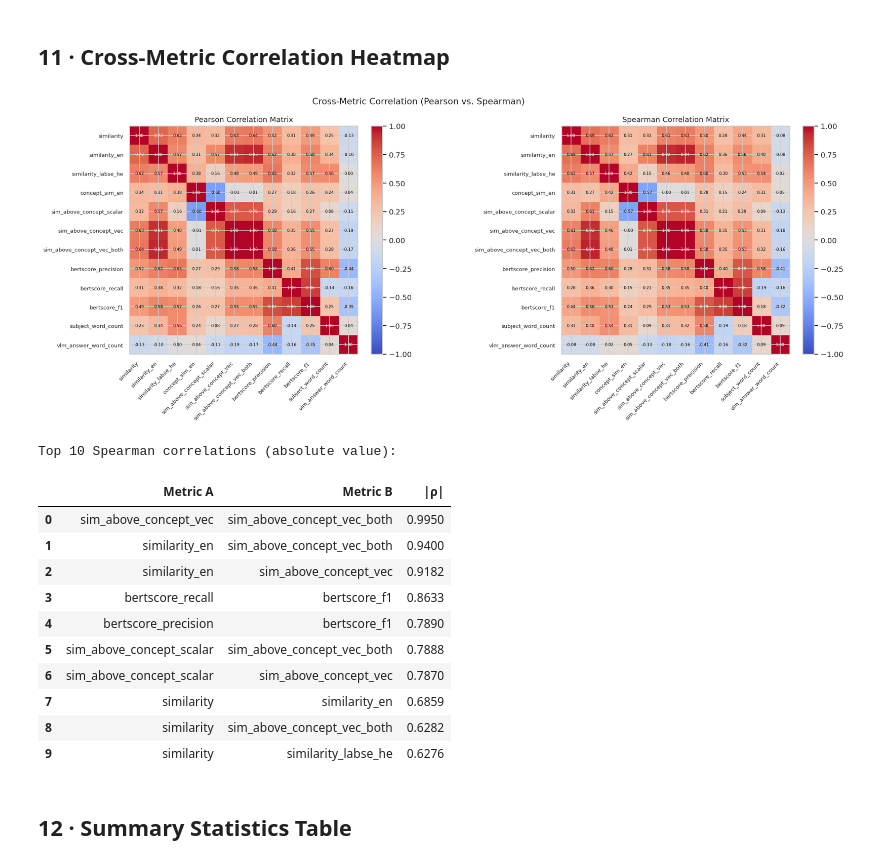
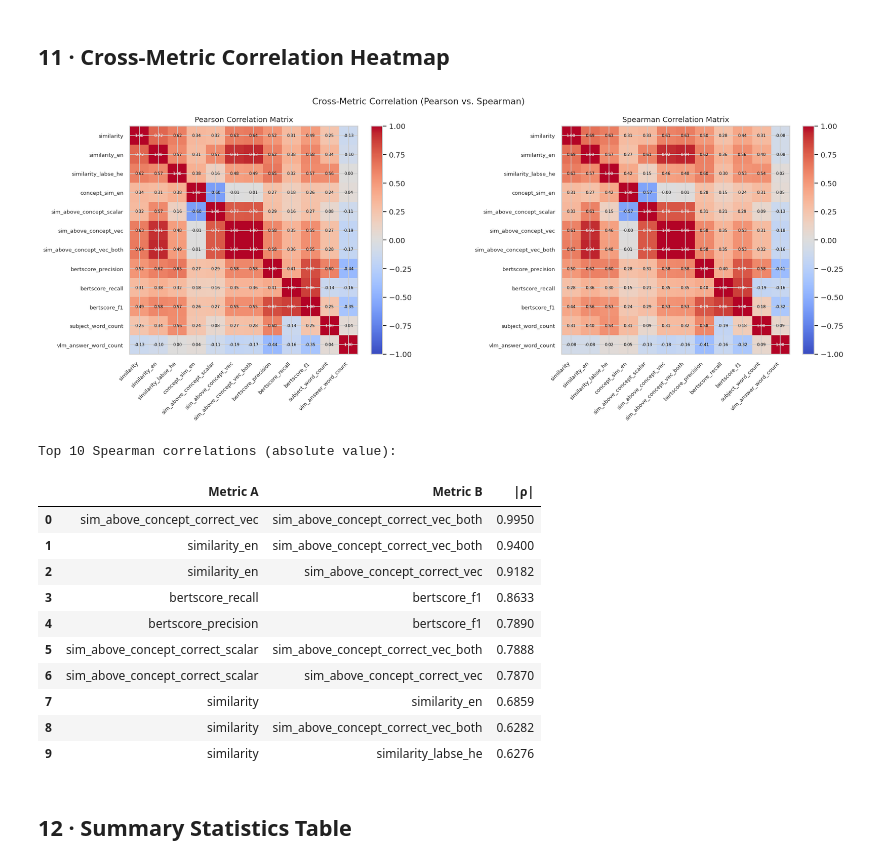
Before and after one commit to ArielKravinsky/systems-thinking-vlm, a Jupyter notebook: analysis_qwen_results.ipynb, the cells around one changed output. Saved outputs shown, nothing was run; the diff lists cells and outputs as text; code cells hidden in the pictures.

```diff
--- a/analysis_qwen_results.ipynb
+++ b/analysis_qwen_results.ipynb
@@ -47,7 +47,7 @@ with open(RESULTS_FILE) as f:
 
 # Keep only fully-populated records (skip entries that only have a timestamp)
 REQUIRED = ["stem", "similarity", "similarity_en", "bertscore_f1", "concept_sim_en",
-            "sim_above_concept_scalar", "sim_above_concept_vec", "sim_above_concept_vec_both", "subject_word_count"]
+            "sim_above_concept_correct_scalar", "sim_above_concept_correct_vec", "sim_above_concept_correct_vec_both", "subject_word_count"]
 full_records = [r for r in raw if all(k in r and r[k] != "" for k in REQUIRED)]
 
 df_raw = pd.DataFrame(full_records)
@@ -68,7 +68,7 @@ NUMERIC = [
     "similarity", "similarity_percent",
     "similarity_en", "similarity_en_percent",
     "similarity_labse_he", "similarity_labse_he_percent",
-    "concept_sim_en", "sim_above_concept_scalar", "sim_above_concept_vec", "sim_above_concept_vec_both",
+    "concept_sim_en", "sim_above_concept_correct_scalar", "sim_above_concept_correct_vec", "sim_above_concept_correct_vec_both",
     "bertscore_precision", "bertscore_recall", "bertscore_f1",
     "subject_word_count",
 ]
@@ -608,7 +608,7 @@ SAC high-grounding (vec_both >= mean 0.3885): 50.8%
 # %%
 numeric_cols = [
     "similarity", "similarity_en", "similarity_labse_he",
-    "concept_sim_en", "sim_above_concept_scalar", "sim_above_concept_vec", "sim_above_concept_vec_both",
+    "concept_sim_en", "sim_above_concept_correct_scalar", "sim_above_concept_correct_vec", "sim_above_concept_correct_vec_both",
     "bertscore_precision", "bertscore_recall", "bertscore_f1",
     "subject_word_count", "vlm_answer_word_count",
 ]
@@ -625,42 +625,42 @@ for ax, corr, title in zip(axes, [corr_p, corr_s], ["Pearson", "Spearman"]):
     ax.set_yticks(range(len(numeric_cols)))
     ax.set_xticklabels(numeric_cols, rotation=45, ha="right", fontsize=8)
     ax.set_yticklabels(numeric_cols, fontsize=8)
     ax.set_title(f"{title} Correlation Matrix", fontsize=11)
     for i in range(len(numeric_cols)):
         for j in range(len(numeric_cols)):
             val = corr.values[i, j]
             ax.text(j, i, f"{val:.2f}", ha="center", va="center",
                     fontsize=6, color="black" if abs(val) < 0.7 else "white")
     plt.colorbar(im, ax=ax, fraction=0.046, pad=0.04)
 
 plt.suptitle("Cross-Metric Correlation (Pearson vs. Spearman)", fontsize=13)
 plt.tight_layout()
 plt.show()
 
 # Print strongest off-diagonal Spearman correlations
 upper = corr_s.where(np.triu(np.ones(corr_s.shape), k=1).astype(bool))
 strongest = (upper.stack()
               .abs()
               .sort_values(ascending=False)
               .head(10)
               .reset_index())
 strongest.columns = ["Metric A", "Metric B", "|ρ|"]
 strongest["|ρ|"] = strongest["|ρ|"].round(4)
 print("Top 10 Spearman correlations (absolute value):")
 display(strongest)
 # %% [output]
 [figure]
 Top 10 Spearman correlations (absolute value):
 |  | Metric A | Metric B | |ρ| |
-| 0 | sim_above_concept_vec | sim_above_concept_vec_both | 0.9950 |
-| 1 | similarity_en | sim_above_concept_vec_both | 0.9400 |
-| 2 | similarity_en | sim_above_concept_vec | 0.9182 |
+| 0 | sim_above_concept_correct_vec | sim_above_concept_correct_vec_both | 0.9950 |
+| 1 | similarity_en | sim_above_concept_correct_vec_both | 0.9400 |
+| 2 | similarity_en | sim_above_concept_correct_vec | 0.9182 |
 | 3 | bertscore_recall | bertscore_f1 | 0.8633 |
 | 4 | bertscore_precision | bertscore_f1 | 0.7890 |
-| 5 | sim_above_concept_scalar | sim_above_concept_vec_both | 0.7888 |
-| 6 | sim_above_concept_scalar | sim_above_concept_vec | 0.7870 |
+| 5 | sim_above_concept_correct_scalar | sim_above_concept_correct_vec_both | 0.7888 |
+| 6 | sim_above_concept_correct_scalar | sim_above_concept_correct_vec | 0.7870 |
 | 7 | similarity | similarity_en | 0.6859 |
-| 8 | similarity | sim_above_concept_vec_both | 0.6282 |
+| 8 | similarity | sim_above_concept_correct_vec_both | 0.6282 |
 | 9 | similarity | similarity_labse_he | 0.6276 |
 # %% [markdown]
 ## 12 · Summary Statistics Table
```
Also changed, not shown: parts of 17 cells of this notebook, 23 other files.
